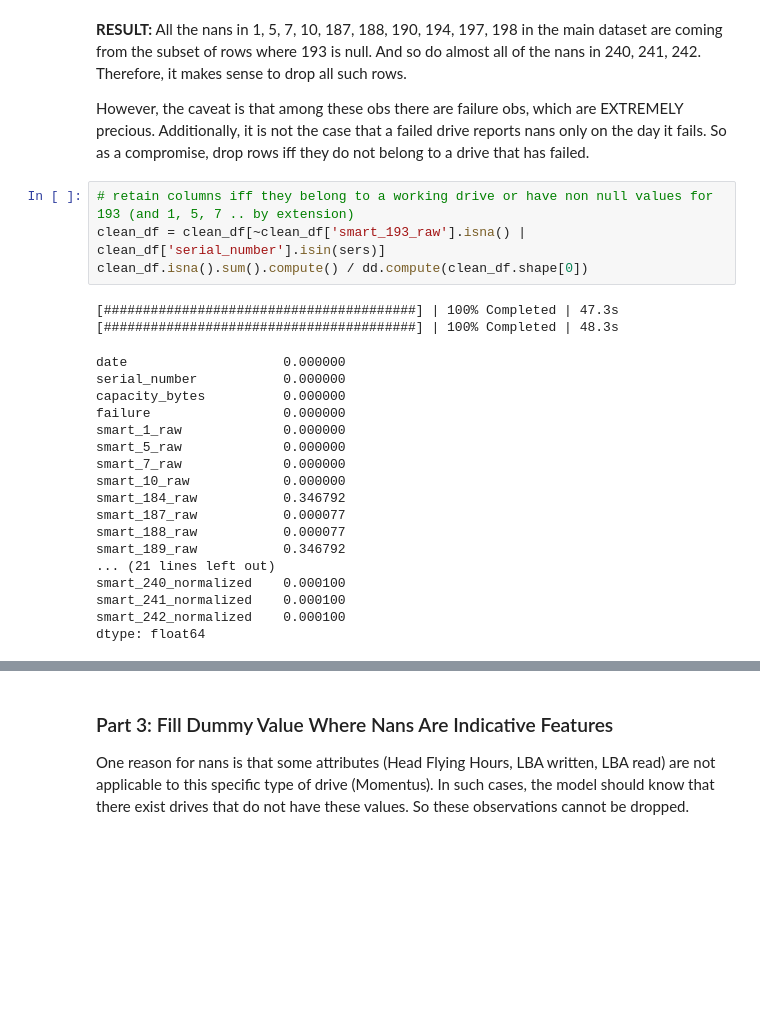
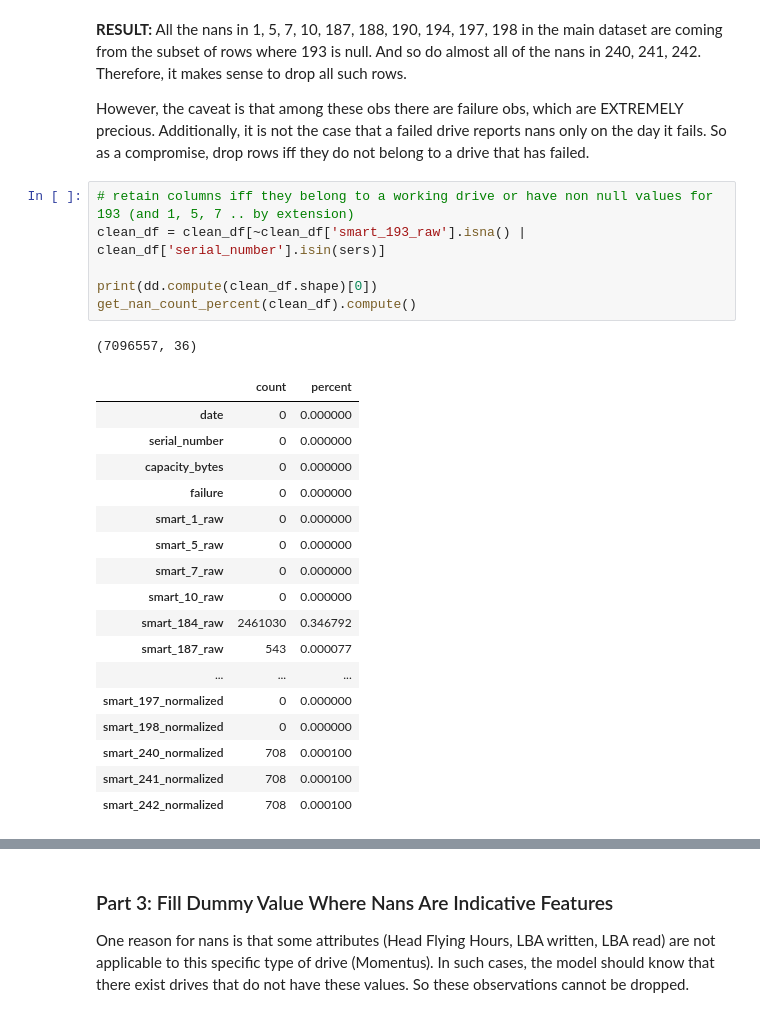
Before and after one commit to aicoe-aiops/ceph_drive_failure, a Jupyter notebook: dask_data_cleaner.ipynb, the cells around one changed output, grey strips where cells are left out. Saved outputs shown, nothing was run; the diff lists cells and outputs as text; blank space fills up the shorter version.

```diff
--- a/dask_data_cleaner.ipynb
+++ b/dask_data_cleaner.ipynb
@@ -374,27 +410,28 @@ However, the caveat is that among these obs there are failure obs, which are EXT
 # %%
 # retain columns iff they belong to a working drive or have non null values for 193 (and 1, 5, 7 .. by extension)
 clean_df = clean_df[~clean_df['smart_193_raw'].isna() | clean_df['serial_number'].isin(sers)]
-clean_df.isna().sum().compute() / dd.compute(clean_df.shape[0])
+
+print(dd.compute(clean_df.shape)[0])
+get_nan_count_percent(clean_df).compute()
 # %% [output]
-[########################################] | 100% Completed | 47.3s
-[########################################] | 100% Completed | 48.3s
+(7096557, 36)
-date                    0.000000
-serial_number           0.000000
-capacity_bytes          0.000000
-failure                 0.000000
-smart_1_raw             0.000000
-smart_5_raw             0.000000
-smart_7_raw             0.000000
-smart_10_raw            0.000000
-smart_184_raw           0.346792
-smart_187_raw           0.000077
-smart_188_raw           0.000077
-smart_189_raw           0.346792
-... (21 lines left out)
-smart_240_normalized    0.000100
-smart_241_normalized    0.000100
-smart_242_normalized    0.000100
-dtype: float64
+|  | count | percent |
+| date | 0 | 0.000000 |
+| serial_number | 0 | 0.000000 |
+| capacity_bytes | 0 | 0.000000 |
+| failure | 0 | 0.000000 |
+| smart_1_raw | 0 | 0.000000 |
+| smart_5_raw | 0 | 0.000000 |
+| smart_7_raw | 0 | 0.000000 |
+| smart_10_raw | 0 | 0.000000 |
+| smart_184_raw | 2461030 | 0.346792 |
+| smart_187_raw | 543 | 0.000077 |
+| ... | ... | ... |
+| smart_197_normalized | 0 | 0.000000 |
+| smart_198_normalized | 0 | 0.000000 |
+| smart_240_normalized | 708 | 0.000100 |
+| smart_241_normalized | 708 | 0.000100 |
+| smart_242_normalized | 708 | 0.000100 |
 # %%
 # collect garbage
 del nan193_df
```
Also changed, not shown: parts of 95 cells of this notebook.
